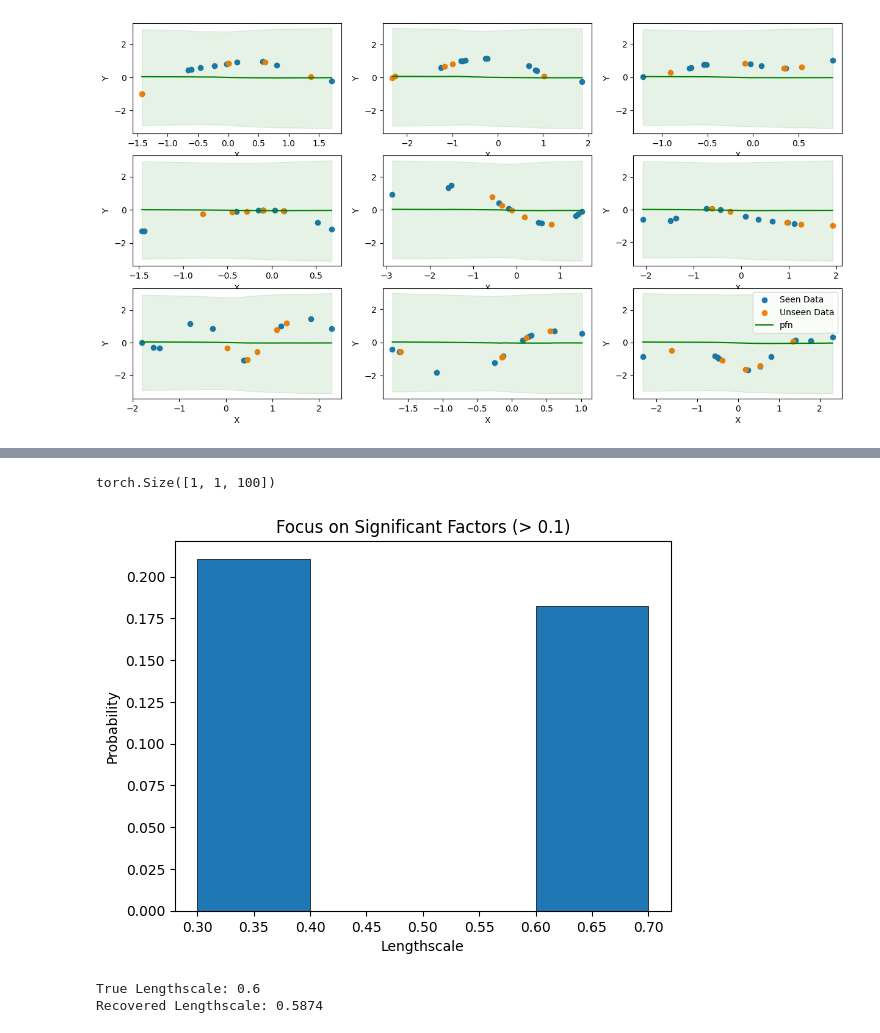
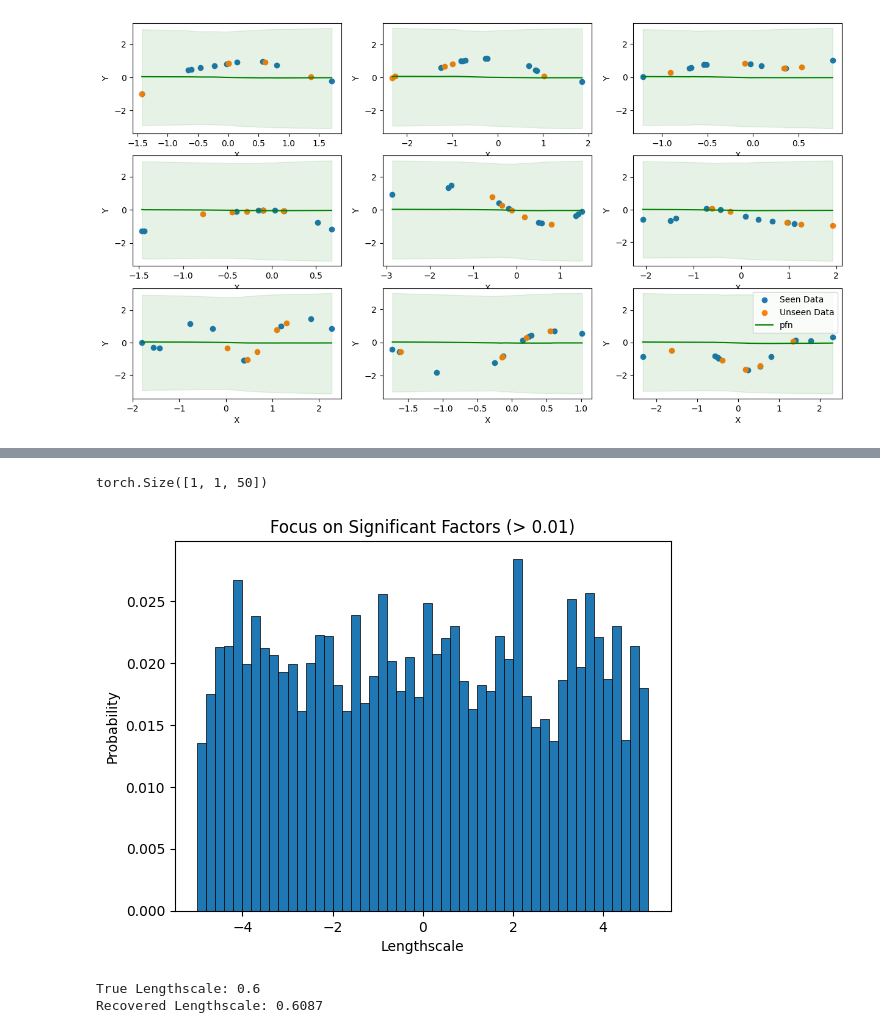
Before and after one commit to vdakov/msc-thesis-learning-priors, a Jupyter notebook: notebooks/experiments-gp-prior.ipynb, the cells around one changed output, grey strips where cells are left out. Saved outputs shown, nothing was run; the diff lists cells and outputs as text; code cells hidden in the pictures.

```diff
--- a/notebooks/experiments-gp-prior.ipynb
+++ b/notebooks/experiments-gp-prior.ipynb
@@ -223,10 +253,10 @@ def show_parameter_distributions_predictions(outputs, threshold, parameters):
         plt.title(f"Focus on Significant Factors (> {threshold})")
         plt.show()
 # %%
-show_parameter_distributions_predictions(outputs, 0.1, ['Lengthscale'])
+show_parameter_distributions_predictions(outputs, 0.01, ['Lengthscale'])
 # %% [output]
-torch.Size([1, 1, 100])
+torch.Size([1, 1, 50])
-[figure, old version]
+[figure, new version]
 # %%
 import numpy as np
 from scipy.spatial.distance import cdist
@@ -266,7 +296,9 @@ def nll_fn(theta, X, y, noise_variance=1e-4):
 
 # Generate dummy data with a TRUE lengthscale of 1.5
 true_lengthscale = 0.6
-X = np.random.uniform(0, 1, size=(10, 1))
+X = train_X[:, 0].cpu()
+y = train_Y[:, 0].cpu()
+
 K_true = rbf_kernel(X, X, lengthscale=true_lengthscale)
 y = np.random.multivariate_normal(mean=np.zeros(len(X)), cov=K_true).reshape(-1, 1)
 
@@ -283,4 +315,4 @@ print(f"True Lengthscale: {true_lengthscale}")
 print(f"Recovered Lengthscale: {recovered_ls:.4f}")
 # %% [output]
 True Lengthscale: 0.6
-Recovered Lengthscale: 0.5874
+Recovered Lengthscale: 0.6087
```
Also changed, not shown: parts of 4 cells of this notebook, 2 other files.
